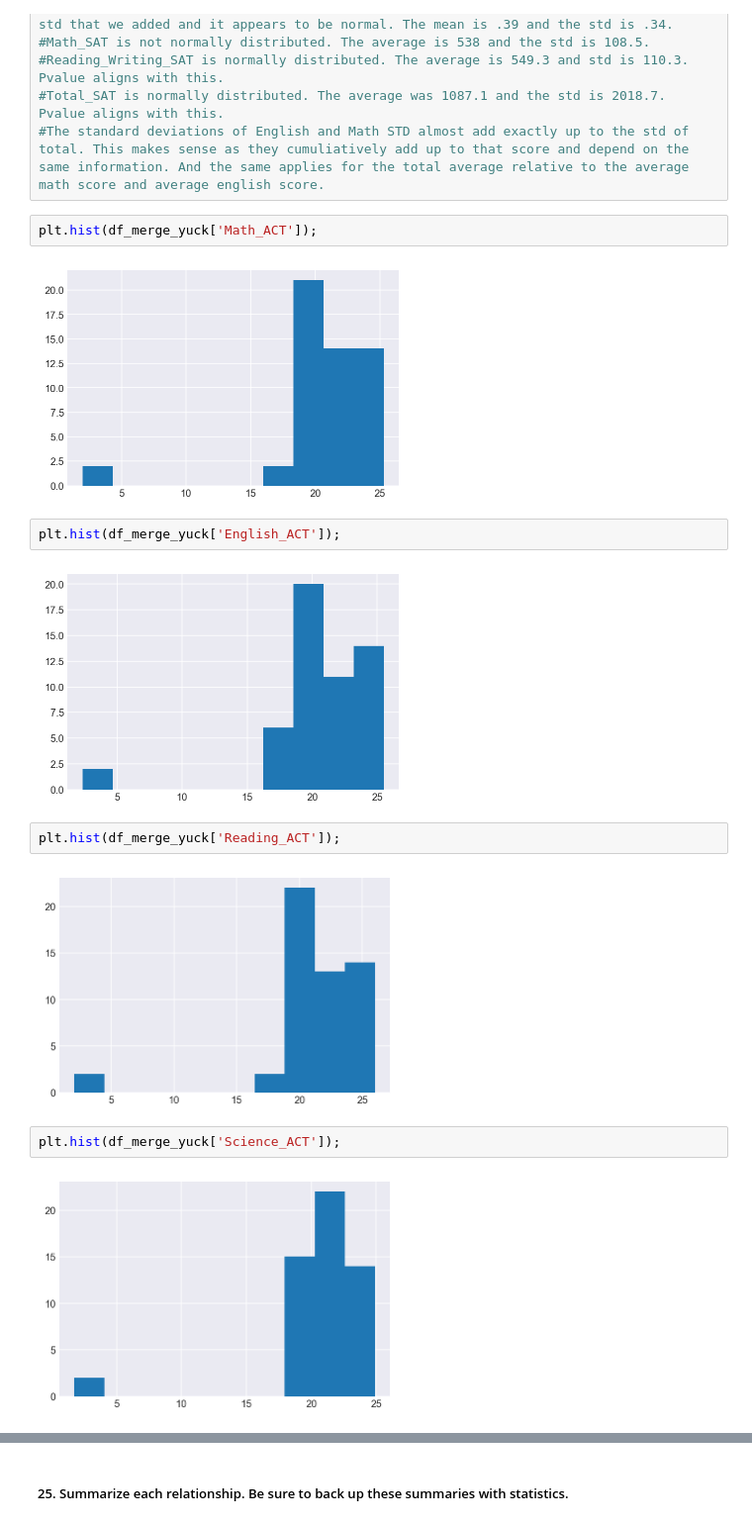
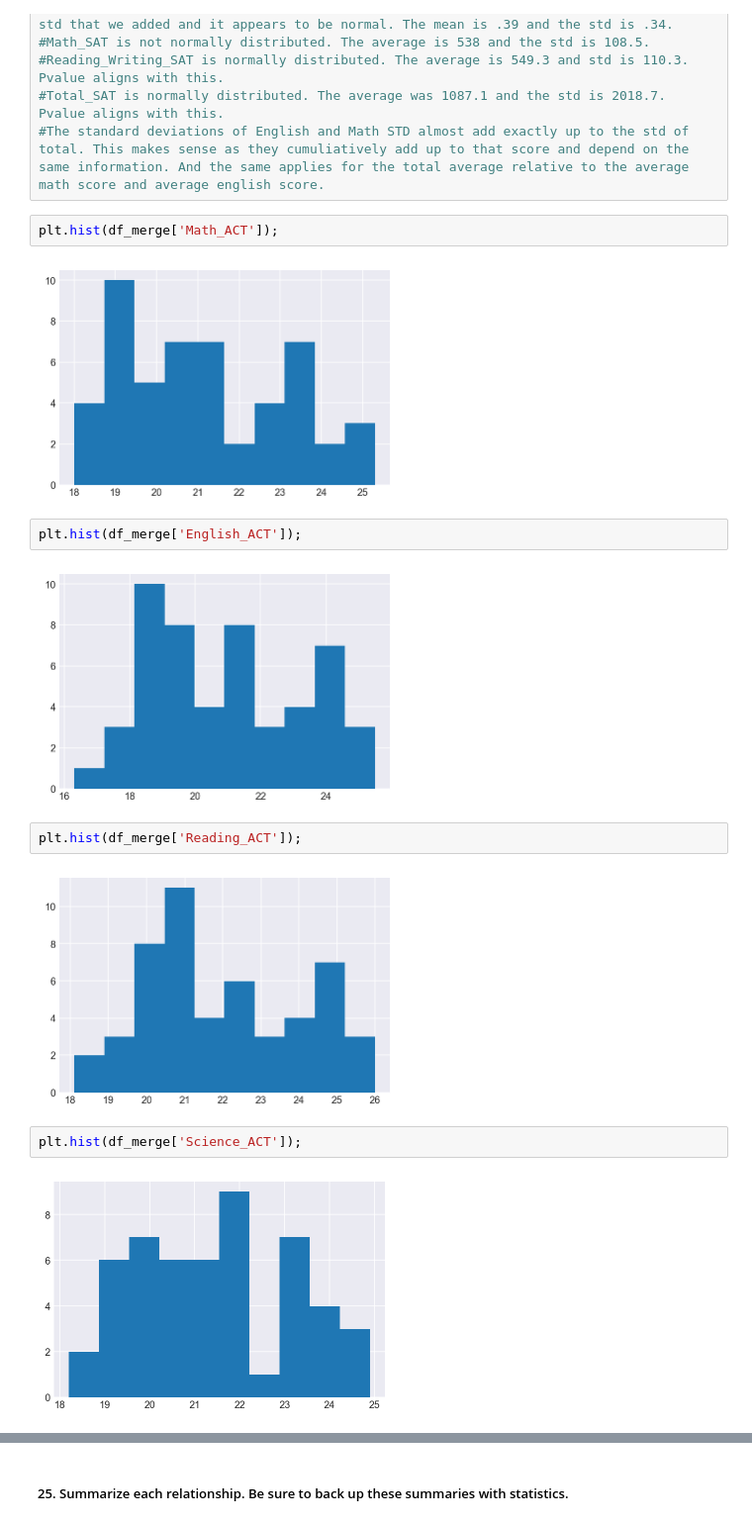
Before and after one commit to harryconnelly/SAT-vs-ACT, a Jupyter notebook: code/starter-code.ipynb, the cells around one changed output, grey strips where cells are left out. Shown at 99% size. Cells and saved outputs as stored; diff of their text form.

```diff
--- a/code/starter-code.ipynb
+++ b/code/starter-code.ipynb
@@ -729,19 +750,19 @@ df_merge_yuck.describe()
 #Total_SAT is normally distributed. The average was 1087.1 and the std is 2018.7. Pvalue aligns with this.
 #The standard deviations of English and Math STD almost add exactly up to the std of total. This makes sense as they cumuliatively add up to that score and depend on the same information. And the same applies for the total average relative to the average math score and average english score.
 # %%
-plt.hist(df_merge_yuck['Math_ACT']);
+plt.hist(df_merge['Math_ACT']);
 # %% [output]
-[figure, old version]
+[figure, new version]
 # %%
-plt.hist(df_merge_yuck['English_ACT']);
+plt.hist(df_merge['English_ACT']);
 # %% [output]
-[figure, old version]
+[figure, new version]
 # %%
-plt.hist(df_merge_yuck['Reading_ACT']);
+plt.hist(df_merge['Reading_ACT']);
 # %% [output]
-[figure, old version]
+[figure, new version]
 # %%
-plt.hist(df_merge_yuck['Science_ACT']);
+plt.hist(df_merge['Science_ACT']);
 # %% [output]
-[figure, old version]
+[figure, new version]
 # %%
```
Also changed, not shown: parts of 50 cells of this notebook.
